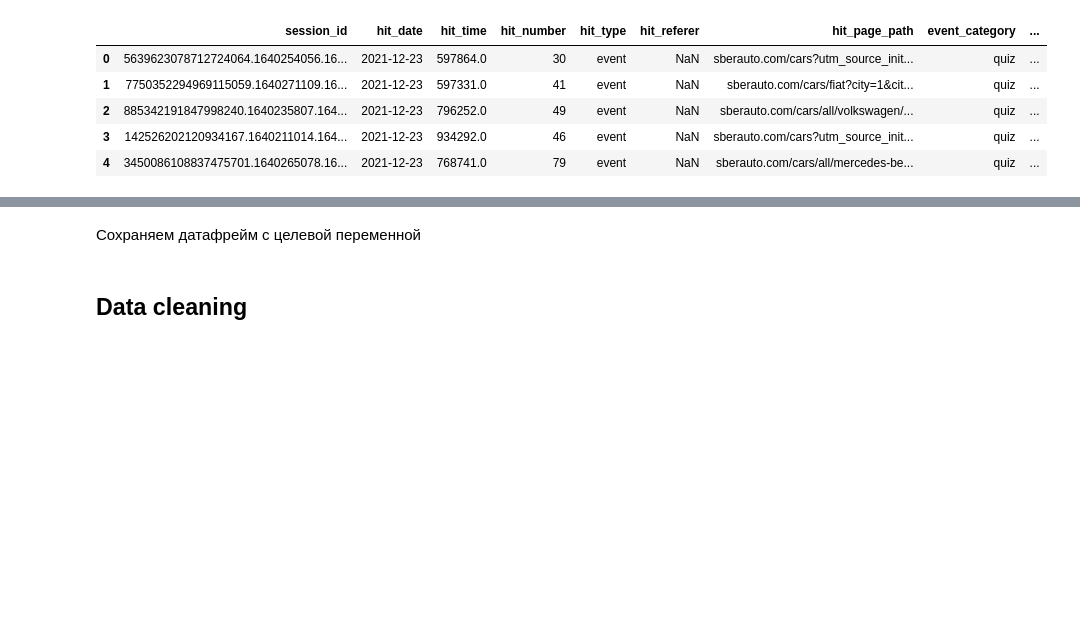
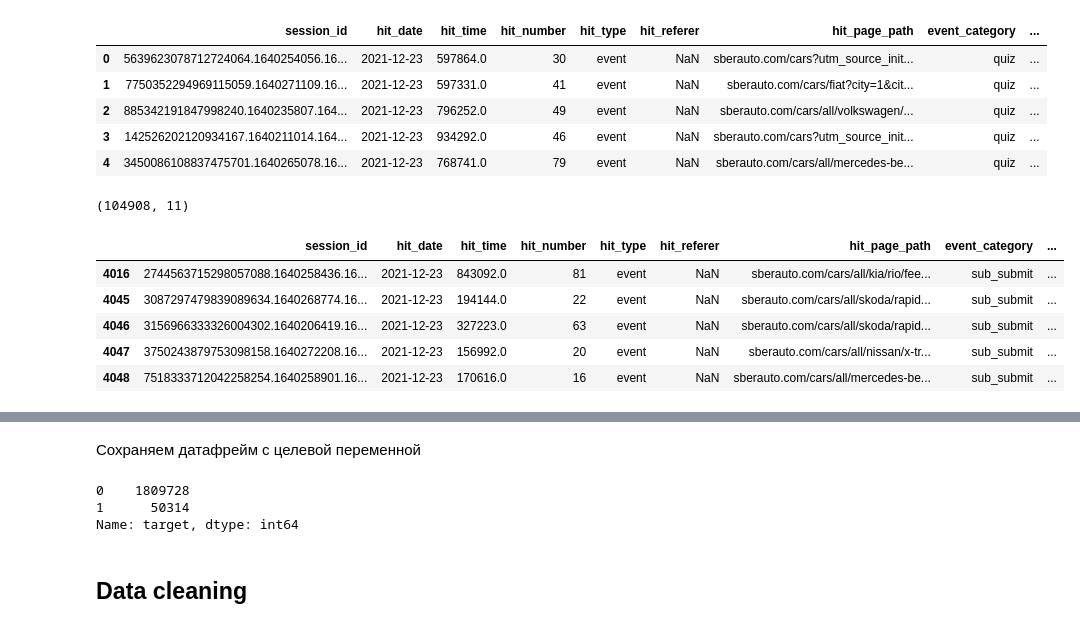
Before and after one commit to jestenok-old/SberAuto, a Jupyter notebook: main.ipynb, the cells around one changed output, grey strips where cells are left out. Drawn from its saved outputs; the diff is of its cells as text; code cells hidden in the pictures; blank space fills up the shorter version.

```diff
--- a/main.ipynb
+++ b/main.ipynb
@@ -26,0 +88,4 @@ not_enough_ram = False
+# %%
+# Пути к файлам
+SESSIONS_DATASET_PATH = 'data/ga_sessions.pkl'
+HITS_DATASET_PATH = 'data/ga_hits.pkl'
@@ -37,7 +104,7 @@ df.head()
 | 3 | 9055447046360770272.1622255328.16... | 2108385564.1622255328 | 2021-05-29 | 05:00:00 | 1 | kjsLglQLzykiRbcDiGcD | cpc | NaN | ... |
 | 4 | 9055447046360770272.1622255345.16... | 2108385564.1622255328 | 2021-05-29 | 05:00:00 | 2 | kjsLglQLzykiRbcDiGcD | cpc | NaN | ... |
 # %%
-df_hits = pd.read_pickle('data/ga_hits.pkl')
+df_hits = pd.read_pickle(HITS_DATASET_PATH)
 print(df_hits.shape)
 df_hits.head()
 # %% [output]
@@ -48,6 +115,22 @@ df_hits.head()
 | 2 | 885342191847998240.1640235807.164... | 2021-12-23 | 796252.0 | 49 | event | NaN | sberauto.com/cars/all/volkswagen/... | quiz | ... |
 | 3 | 142526202120934167.1640211014.164... | 2021-12-23 | 934292.0 | 46 | event | NaN | sberauto.com/cars?utm_source_init... | quiz | ... |
 | 4 | 3450086108837475701.1640265078.16... | 2021-12-23 | 768741.0 | 79 | event | NaN | sberauto.com/cars/all/mercedes-be... | quiz | ... |
+# %%
+target_actions = ['sub_car_claim_click', 'sub_car_claim_submit_click',
+                  'sub_open_dialog_click', 'sub_custom_question_submit_click',
+                  'sub_call_number_click', 'sub_callback_submit_click', 'sub_submit_success',
+                  'sub_car_request_submit_click']
+df_hits = df_hits[df_hits['event_action'].isin(target_actions)]
+print(df_hits.shape)
+df_hits.head()
+# %% [output]
+(104908, 11)
+|  | session_id | hit_date | hit_time | hit_number | hit_type | hit_referer | hit_page_path | event_category | ... |
+| 4016 | 2744563715298057088.1640258436.16... | 2021-12-23 | 843092.0 | 81 | event | NaN | sberauto.com/cars/all/kia/rio/fee... | sub_submit | ... |
+| 4045 | 3087297479839089634.1640268774.16... | 2021-12-23 | 194144.0 | 22 | event | NaN | sberauto.com/cars/all/skoda/rapid... | sub_submit | ... |
+| 4046 | 3156966333326004302.1640206419.16... | 2021-12-23 | 327223.0 | 63 | event | NaN | sberauto.com/cars/all/skoda/rapid... | sub_submit | ... |
+| 4047 | 3750243879753098158.1640272208.16... | 2021-12-23 | 156992.0 | 20 | event | NaN | sberauto.com/cars/all/nissan/x-tr... | sub_submit | ... |
+| 4048 | 7518333712042258254.1640258901.16... | 2021-12-23 | 170616.0 | 16 | event | NaN | sberauto.com/cars/all/mercedes-be... | sub_submit | ... |
 # %%
 df['target'] = df['session_id'].isin(df_hits['session_id'].unique()).apply(lambda x: 1 if x else 0)
 df.head()
@@ -67,3 +150,9 @@ df = pd.read_pickle('data/data_with_target.pickle')
+# %%
+df.target.value_counts()
+# %% [output]
+0    1809728
+1      50314
+Name: target, dtype: int64
 # %% [markdown]
 ## Data cleaning
 # %% [markdown]
```
Also changed, not shown: parts of 47 cells of this notebook.
